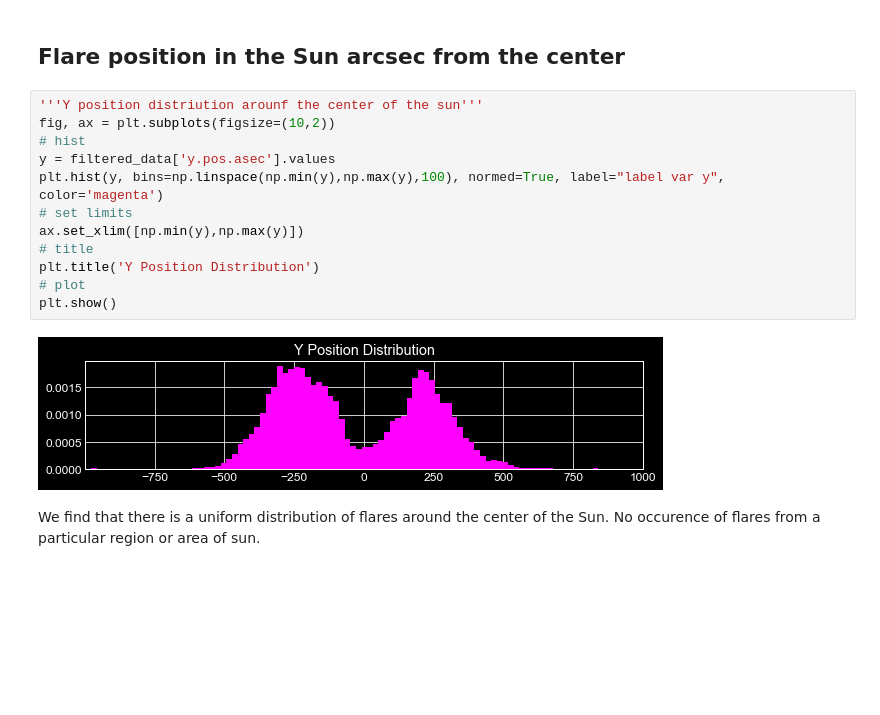
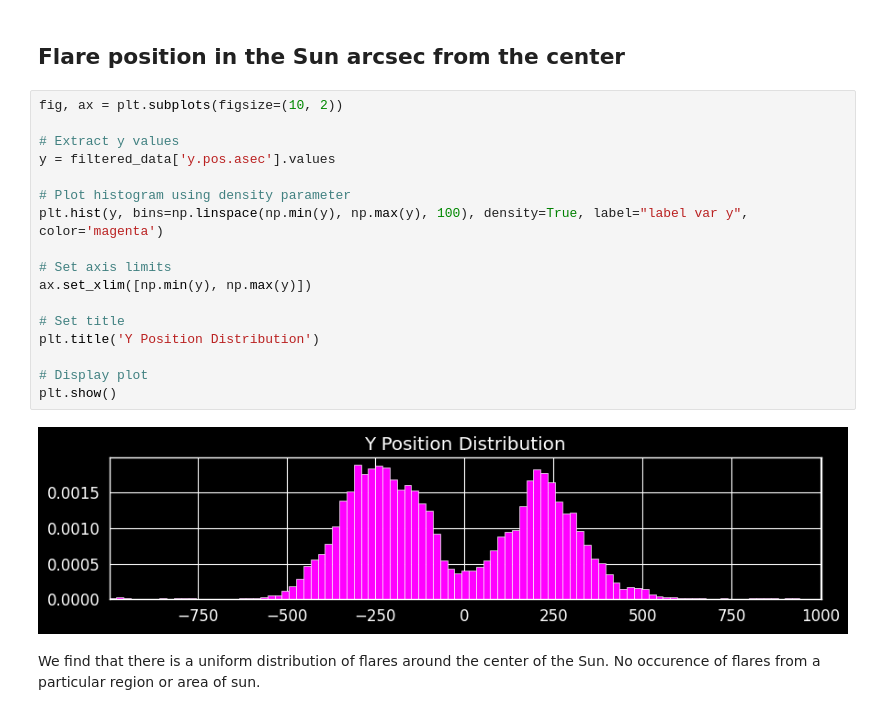
Before and after one commit to Jainish-Prajapati/Solar-Flare-Prediction, a Jupyter notebook: Solar_Flare_Prediction.ipynb, the cells around one changed output. Cells and saved outputs as stored; diff of their text form; blank space fills up the shorter version.

```diff
--- a/Solar_Flare_Prediction.ipynb
+++ b/Solar_Flare_Prediction.ipynb
@@ -481,19 +474,24 @@ We find that most flares are in range 6-12 and 12-25 KeV. The flares having high
 # %% [markdown]
 ## Flare position in the Sun arcsec from the center
 # %%
-'''Y position distriution arounf the center of the sun'''
-fig, ax = plt.subplots(figsize=(10,2))
-# hist
+fig, ax = plt.subplots(figsize=(10, 2))
+
+# Extract y values
 y = filtered_data['y.pos.asec'].values
-plt.hist(y, bins=np.linspace(np.min(y),np.max(y),100), normed=True, label="label var y", color='magenta')
-# set limits
-ax.set_xlim([np.min(y),np.max(y)])
-# title
+
+# Plot histogram using density parameter
+plt.hist(y, bins=np.linspace(np.min(y), np.max(y), 100), density=True, label="label var y", color='magenta')
+
+# Set axis limits
+ax.set_xlim([np.min(y), np.max(y)])
+
+# Set title
 plt.title('Y Position Distribution')
-# plot
+
+# Display plot
 plt.show()
 # %% [output]
-[figure, old version]
+[figure, new version]
 # %% [markdown]
 We find that there is a uniform distribution of flares around the center of the Sun. No occurence of flares from a particular region or area of sun.
 # %% [markdown]
```
Also changed, not shown: parts of 24 cells of this notebook, 1 other file.
